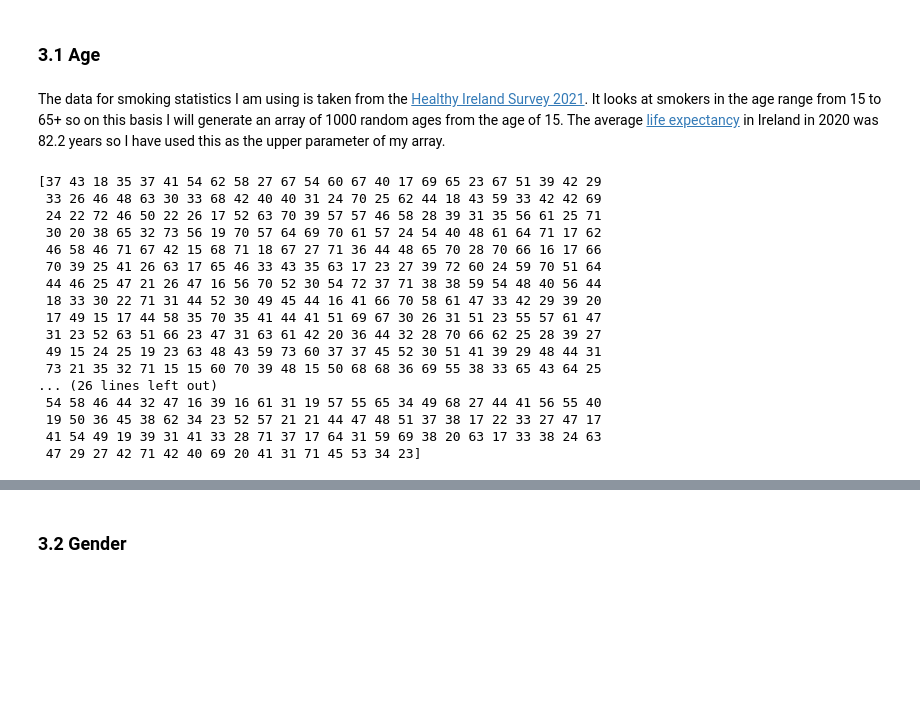
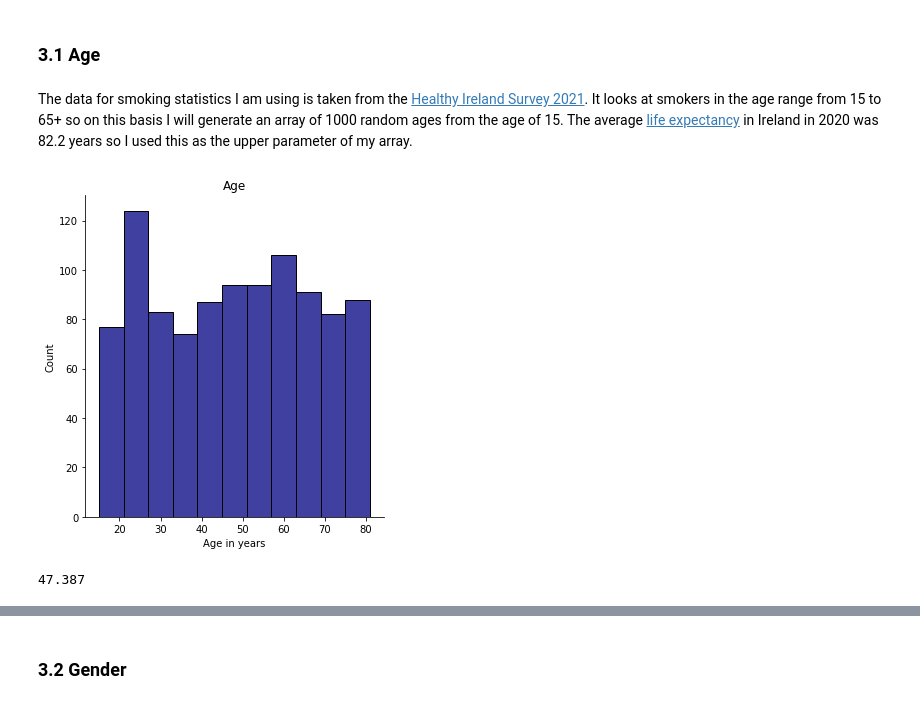
Before and after one commit to Scunnies/PfDA_Assignment, a Jupyter notebook: PfDA_Assignment.ipynb, the cells around one changed output, grey strips where cells are left out. Drawn from its saved outputs; the diff is of its cells as text; code cells hidden in the pictures; blank space fills up the shorter version.

```diff
--- a/PfDA_Assignment.ipynb
+++ b/PfDA_Assignment.ipynb
@@ -55,7 +55,7 @@ Lung cancer is the biggest cancer killer worldwide and is the fourth most common
 # %% [markdown]
 ### 3.1 Age
 # %% [markdown]
-The data for smoking statistics I am using is taken from the [Healthy Ireland Survey 2021](https://www.gov.ie/en/publication/9ef45-the-healthy-ireland-survey-2021/).  It looks at smokers in the age range from 15 to 65+ so on this basis I will generate an array of 1000 random ages from the age of 15.  The average [life expectancy](https://www.worlddata.info/europe/ireland/index.php) in Ireland in 2020 was 82.2 years so I have used this as the upper parameter of my array.
+The data for smoking statistics I am using is taken from the [Healthy Ireland Survey 2021](https://www.gov.ie/en/publication/9ef45-the-healthy-ireland-survey-2021/).  It looks at smokers in the age range from 15 to 65+ so on this basis I will generate an array of 1000 random ages from the age of 15.  The average [life expectancy](https://www.worlddata.info/europe/ireland/index.php) in Ireland in 2020 was 82.2 years so I used this as the upper parameter of my array.
 # %%
 # import the necessary libraries to run the code and perform analysis
 import numpy as np
@@ -65,23 +65,16 @@ from scipy.stats import norm
 import matplotlib.pyplot as plt
 # %%
 ## generate a random array of 1000 ages between 15 and 82
-Age = np.random.randint(low=15, high=74, size=1000)
-print(Age)
+Age = np.random.randint(low=15, high=82, size=1000)
+
+# plot the distribution
+sns.displot(Age, color = 'navy')
+plt.title('Age')
+plt.xlabel('Age in years')
+plt.show()
 # %% [output]
-[37 43 18 35 37 41 54 62 58 27 67 54 60 67 40 17 69 65 23 67 51 39 42 29
- 33 26 46 48 63 30 33 68 42 40 40 31 24 70 25 62 44 18 43 59 33 42 42 69
- 24 22 72 46 50 22 26 17 52 63 70 39 57 57 46 58 28 39 31 35 56 61 25 71
- 30 20 38 65 32 73 56 19 70 57 64 69 70 61 57 24 54 40 48 61 64 71 17 62
- 46 58 46 71 67 42 15 68 71 18 67 27 71 36 44 48 65 70 28 70 66 16 17 66
- 70 39 25 41 26 63 17 65 46 33 43 35 63 17 23 27 39 72 60 24 59 70 51 64
- 44 46 25 47 21 26 47 16 56 70 52 30 54 72 37 71 38 38 59 54 48 40 56 44
- 18 33 30 22 71 31 44 52 30 49 45 44 16 41 66 70 58 61 47 33 42 29 39 20
- 17 49 15 17 44 58 35 70 35 41 44 41 51 69 67 30 26 31 51 23 55 57 61 47
- 31 23 52 63 51 66 23 47 31 63 61 42 20 36 44 32 28 70 66 62 25 28 39 27
- 49 15 24 25 19 23 63 48 43 59 73 60 37 37 45 52 30 51 41 39 29 48 44 31
- 73 21 35 32 71 15 15 60 70 39 48 15 50 68 68 36 69 55 38 33 65 43 64 25
-... (26 lines left out)
- 54 58 46 44 32 47 16 39 16 61 31 19 57 55 65 34 49 68 27 44 41 56 55 40
- 19 50 36 45 38 62 34 23 52 57 21 21 44 47 48 51 37 38 17 22 33 27 47 17
- 41 54 49 19 39 31 41 33 28 71 37 17 64 31 59 69 38 20 63 17 33 38 24 63
- 47 29 27 42 71 42 40 69 20 41 31 71 45 53 34 23]
+[figure, added]
+# %%
+np.mean(Age)
+# %% [output]
+47.387
```
Also changed, not shown: parts of 22 cells of this notebook.
